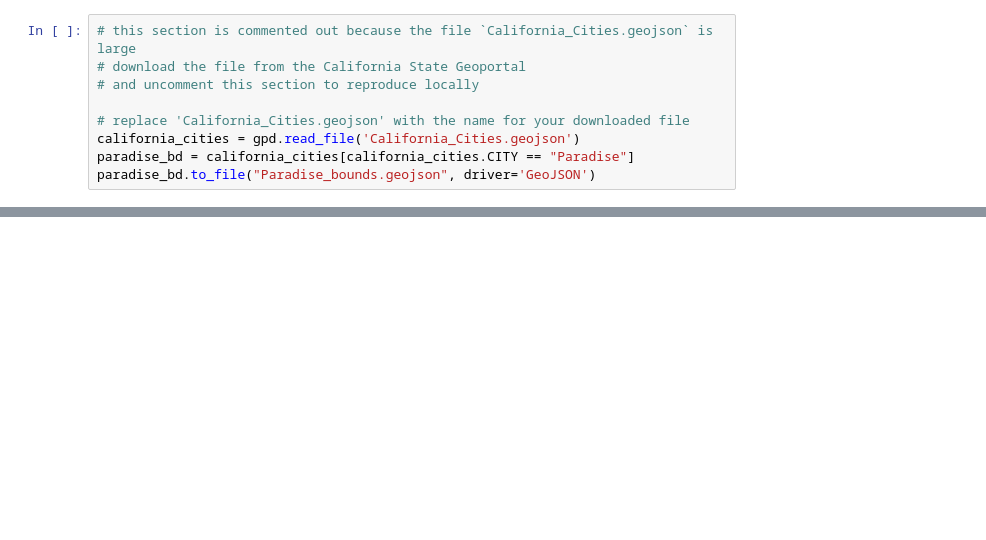
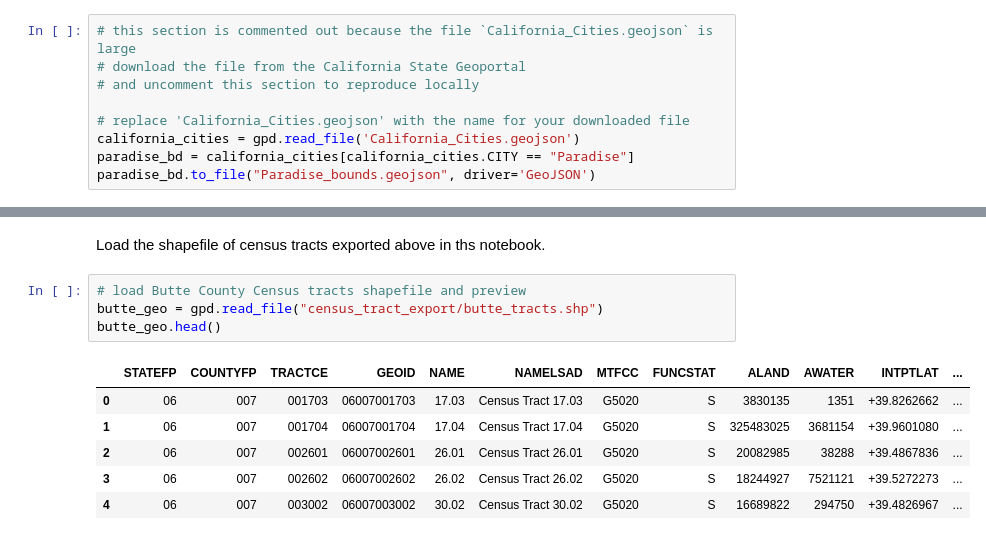
Before and after one commit to beckvalle/fireabm_notebook_camp_fire, a Jupyter notebook: Load Paradise Boundaries.ipynb, the cells around one changed output, grey strips where cells are left out. Drawn from its saved outputs; the diff is of its cells as text; blank space fills up the shorter version.

Commit message:
update paradise boundaries notebooks

```diff
--- a/Load Paradise Boundaries.ipynb
+++ b/Load Paradise Boundaries.ipynb
@@ -32,0 +104,13 @@ paradise_bd.to_file("Paradise_bounds.geojson", driver='GeoJSON')
+# %% [markdown]
+Load the shapefile of census tracts exported above in ths notebook.
+# %%
+# load Butte County Census tracts shapefile and preview
+butte_geo = gpd.read_file("census_tract_export/butte_tracts.shp")
+butte_geo.head()
+# %% [output]
+|  | STATEFP | COUNTYFP | TRACTCE | GEOID | NAME | NAMELSAD | MTFCC | FUNCSTAT | ALAND | AWATER | INTPTLAT | ... |
+| 0 | 06 | 007 | 001703 | 06007001703 | 17.03 | Census Tract 17.03 | G5020 | S | 3830135 | 1351 | +39.8262662 | ... |
+| 1 | 06 | 007 | 001704 | 06007001704 | 17.04 | Census Tract 17.04 | G5020 | S | 325483025 | 3681154 | +39.9601080 | ... |
+| 2 | 06 | 007 | 002601 | 06007002601 | 26.01 | Census Tract 26.01 | G5020 | S | 20082985 | 38288 | +39.4867836 | ... |
+| 3 | 06 | 007 | 002602 | 06007002602 | 26.02 | Census Tract 26.02 | G5020 | S | 18244927 | 7521121 | +39.5272273 | ... |
+| 4 | 06 | 007 | 003002 | 06007003002 | 30.02 | Census Tract 30.02 | G5020 | S | 16689822 | 294750 | +39.4826967 | ... |
```
Also changed, not shown: parts of 24 cells of this notebook, 5 other files.
